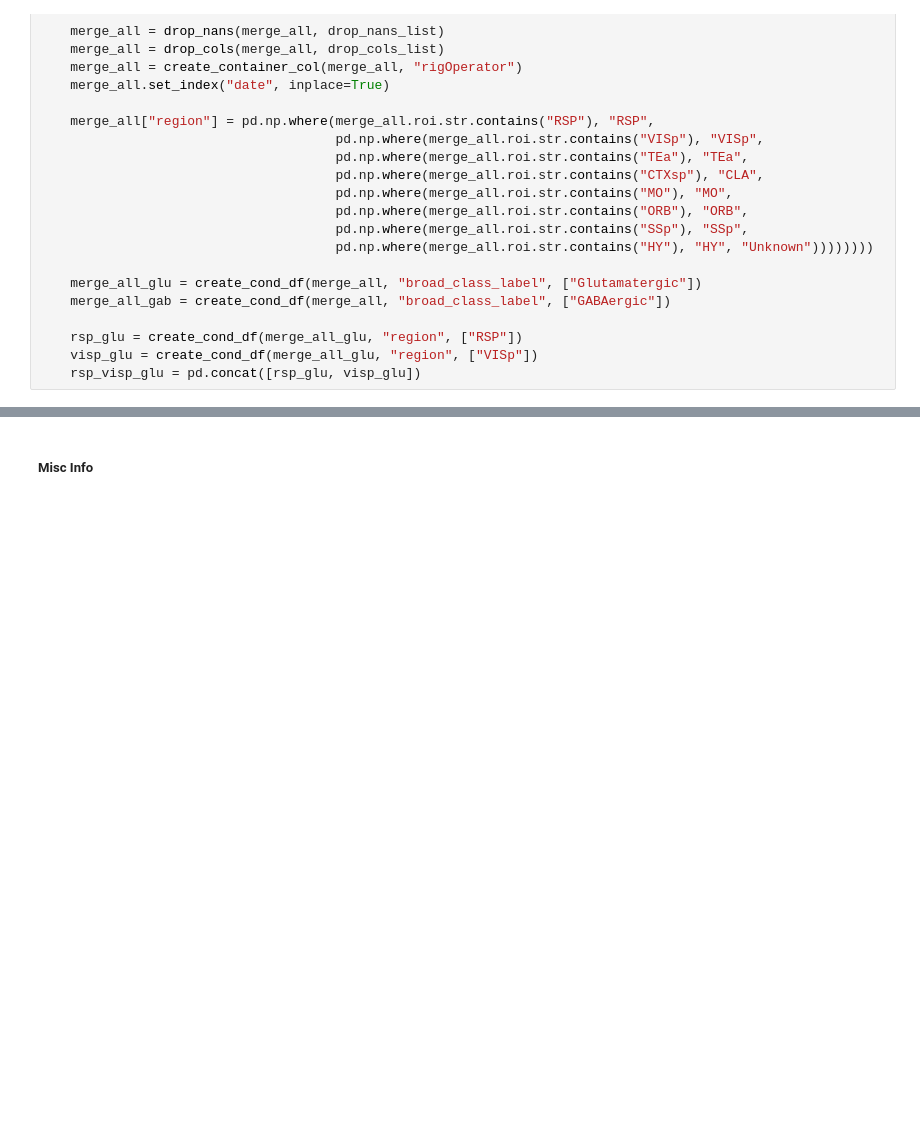
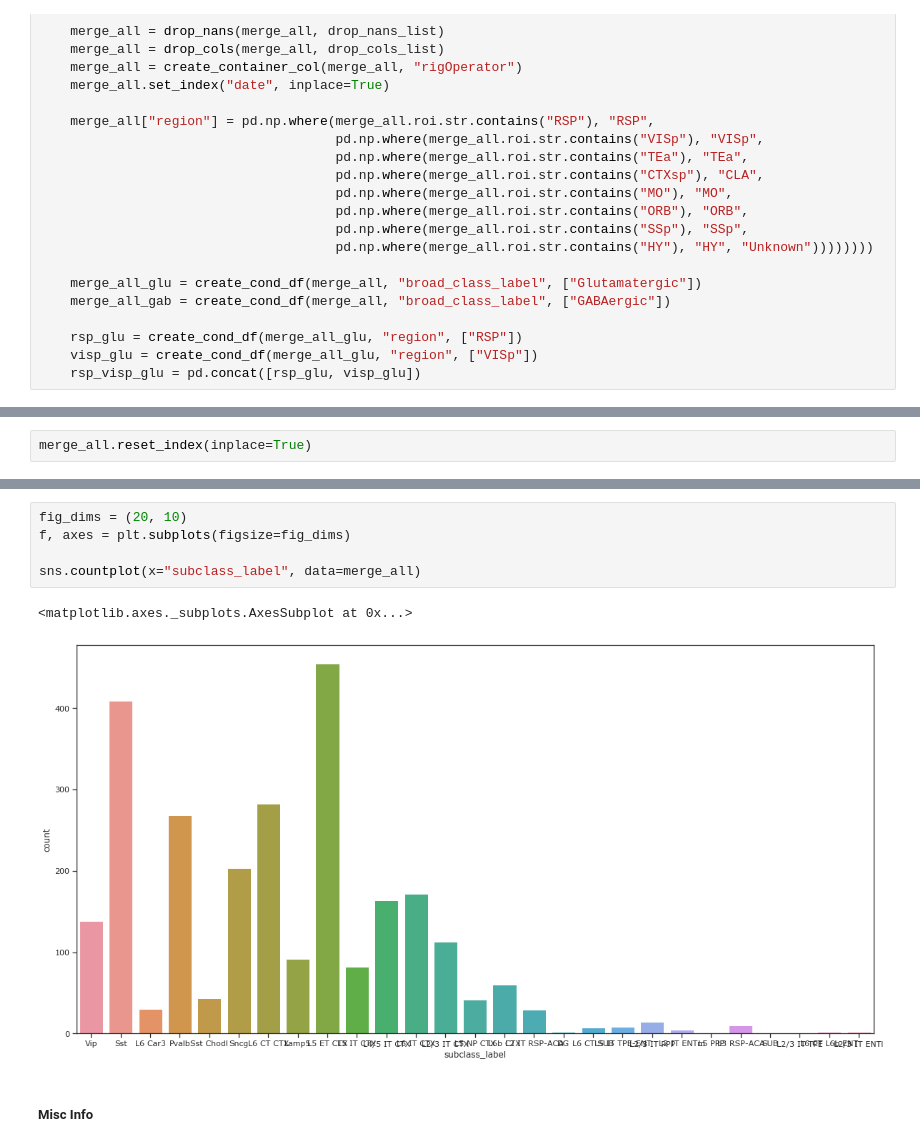
Before and after one commit to ramr24/Personal, a Jupyter notebook: analysis_scripts/new_mouse_region_features.ipynb, the cells around one changed output, grey strips where cells are left out. Drawn from its saved outputs; the diff is of its cells as text; blank space fills up the shorter version.

```diff
--- a/analysis_scripts/new_mouse_region_features.ipynb
+++ b/analysis_scripts/new_mouse_region_features.ipynb
@@ -130,0 +144,2 @@ writer.save()
+# %%
+merge_all.reset_index(inplace=True)
@@ -131,3 +159,11 @@ writer.save()
+# %%
+fig_dims = (20, 10)
+f, axes = plt.subplots(figsize=fig_dims)
+
+sns.countplot(x="subclass_label", data=merge_all)
+# %% [output]
+<matplotlib.axes._subplots.AxesSubplot at 0x...>
+[figure, added]
 # %% [markdown]
 ##### Misc Info
 # %%
```
Also changed, not shown: parts of 22 cells of this notebook, 9 other files.
